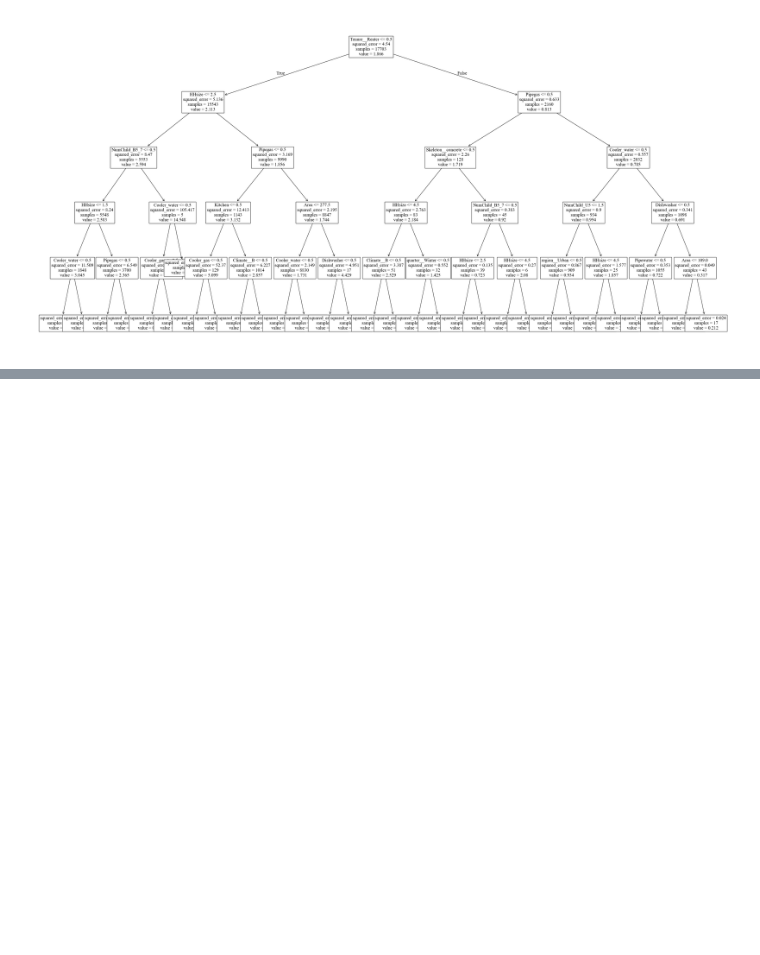
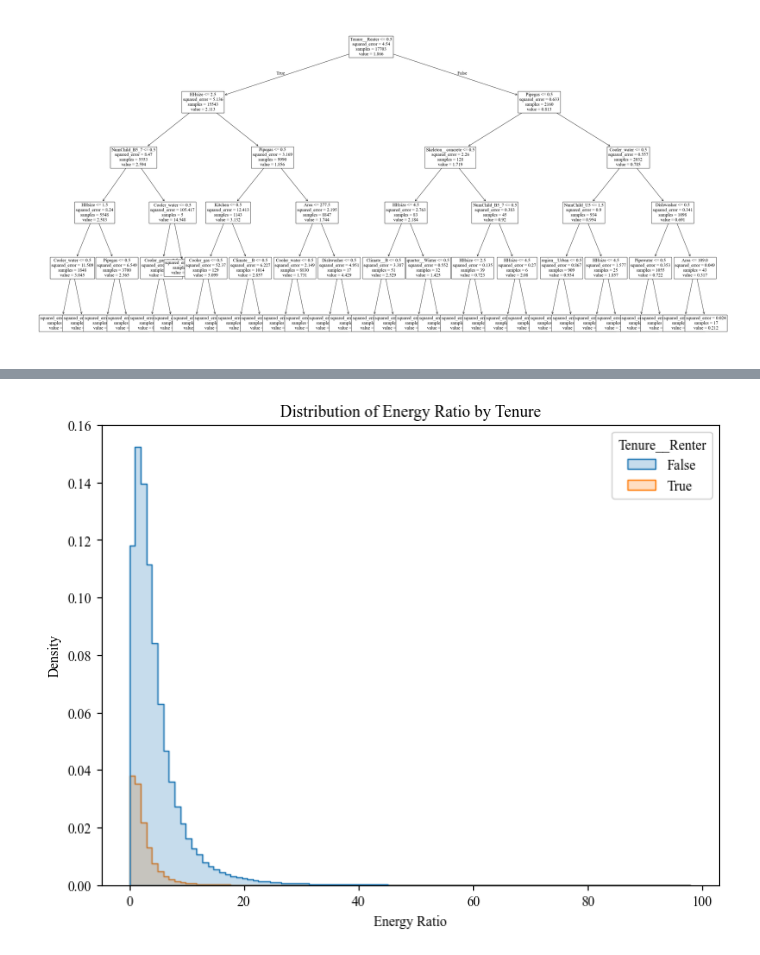
Before and after one commit to sinanarimani/energy-poverty, a Jupyter notebook: evaluation.ipynb, the cells around one changed output, grey strips where cells are left out. Cells and saved outputs as stored; diff of their text form; code cells hidden in the pictures; blank space fills up the shorter version.

```diff
--- a/evaluation.ipynb
+++ b/evaluation.ipynb
@@ -833,0 +1027,21 @@ _ = tree.plot_tree(e, feature_names = X_train.columns, fontsize=15, ax = ax)
+# %%
+import seaborn as sns
+import matplotlib.pyplot as plt
+
+plt.figure(figsize=(8,6))
+sns.histplot(
+    data=joindb,
+    x="energy_Ratio",
+    hue="Tenure__Renter",  # split by levels
+    bins=100,
+    kde=False,
+    element="step",
+    stat="density"         # or "count" if you want raw counts
+)
+
+plt.title("Distribution of Energy Ratio by Tenure")
+plt.xlabel("Energy Ratio")
+plt.ylabel("Density")
+plt.show()
+# %% [output]
+[figure, added]
```
Also changed, not shown: parts of 15 cells of this notebook.
